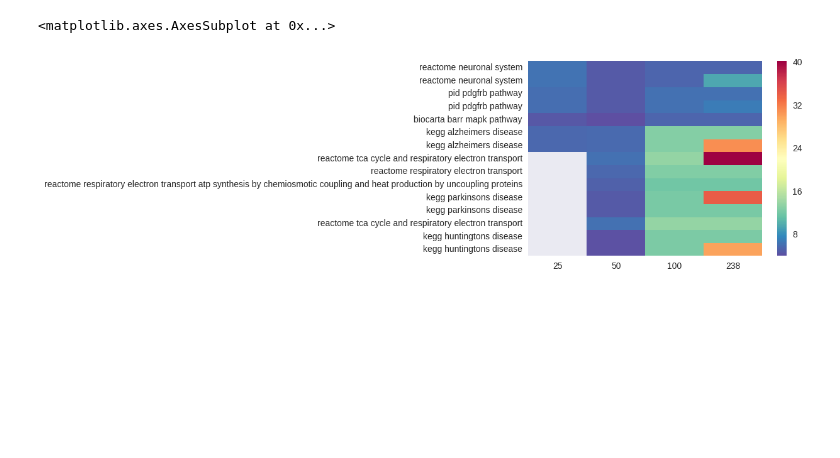
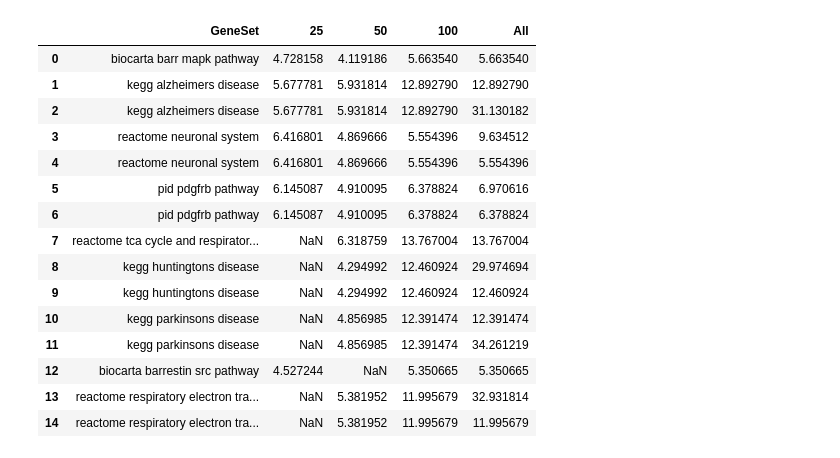
Before and after one commit to J-Wengler/winter-internship-2017, a Jupyter notebook: src/msigDB Canonical Pathway Analysis Proteomics and RNA-Seq Genes.ipynb, the cells around one changed output. Drawn from its saved outputs; the diff is of its cells as text; code cells hidden in the pictures; blank space fills up the shorter version.

```diff
--- a/src/msigDB Canonical Pathway Analysis Proteomics and RNA-Seq Genes.ipynb
+++ b/src/msigDB Canonical Pathway Analysis Proteomics and RNA-Seq Genes.ipynb
@@ -94,5 +10,57 @@ pSeqCPDF
-# %%
-sns.heatmap(pSeqCPDF.ix[:, 1:-1], cmap="Spectral_r", yticklabels=list(pSeqCPDF['GeneSet']))
-# %% [output]
-<matplotlib.axes.AxesSubplot at 0x...>
-[figure, removed]
+# %%
+# Create dictionary for molecular function (MF), biological process (bp) and cellular component(cc) data
+protCPDict = {}
+rnaCPDict = {}
+
+# Initialize variables with the most appearance in the code
+pValue = 'pValue'
+geneSet = 'GeneSet'
+
+# Read data from the files and classify them into MF, BP and CC each
+for filename in os.listdir():
+    if filename.startswith('p'):
+        keyName = re.findall(r'pTop(\S*).txt', filename)[0]
+        protCPDict[keyName] = pd.read_table(filename).rename(columns={pValue:keyName})[[geneSet, keyName]]
+    elif filename.startswith('r'):
+        keyName = re.findall(r'rTop(\S*).txt', filename)[0]
+        rnaCPDict[keyName] = pd.read_table(filename).rename(columns={pValue:keyName})[[geneSet, keyName]]
+
+protColNames = list(protCPDict.keys())
+rnaColNames = list(rnaCPDict.keys())
+# %%
+# Merge the Top25, Top50, Top100 and TopAll Biological Process data
+protCPs = protColNames
+protCPDF = protCPDict[protCPs[0]]
+for protCP in protCPs[1:]:
+    protCPDF = pd.merge(protCPDF, protCPDict[protCP], how='outer', on=geneSet)
+
+# Declare 'NaN' column which consists of the sums of the 'NaN' of each row
+protCPDF['# NaN'] = protCPDF.isnull().sum(axis=1)
+protCPDF = protCPDF.sort_values(by='# NaN', ascending=True).reset_index(drop=True)[:15]
+
+# Restructure the gene set name
+GeneSetNew = [GeneSet.replace('_', ' ').lower().replace('go ', '') for GeneSet in protCPDF['GeneSet']]
+protCPDF['GeneSet'] = GeneSetNew
+
+# Calculate the -log10 for each p-value in the cells
+for colName in protColNames:
+    protCPDF[colName] = [-(math.log(pvals, 10)) for pvals in protCPDF[colName]]
+
+protCPDF[['GeneSet', '25', '50', '100', 'All']]
+# %% [output]
+|  | GeneSet | 25 | 50 | 100 | All |
+| 0 | biocarta barr mapk pathway | 4.728158 | 4.119186 | 5.663540 | 5.663540 |
+| 1 | kegg alzheimers disease | 5.677781 | 5.931814 | 12.892790 | 12.892790 |
+| 2 | kegg alzheimers disease | 5.677781 | 5.931814 | 12.892790 | 31.130182 |
+| 3 | reactome neuronal system | 6.416801 | 4.869666 | 5.554396 | 9.634512 |
+| 4 | reactome neuronal system | 6.416801 | 4.869666 | 5.554396 | 5.554396 |
+| 5 | pid pdgfrb pathway | 6.145087 | 4.910095 | 6.378824 | 6.970616 |
+| 6 | pid pdgfrb pathway | 6.145087 | 4.910095 | 6.378824 | 6.378824 |
+| 7 | reactome tca cycle and respirator... | NaN | 6.318759 | 13.767004 | 13.767004 |
+| 8 | kegg huntingtons disease | NaN | 4.294992 | 12.460924 | 29.974694 |
+| 9 | kegg huntingtons disease | NaN | 4.294992 | 12.460924 | 12.460924 |
+| 10 | kegg parkinsons disease | NaN | 4.856985 | 12.391474 | 12.391474 |
+| 11 | kegg parkinsons disease | NaN | 4.856985 | 12.391474 | 34.261219 |
+| 12 | biocarta barrestin src pathway | 4.527244 | NaN | 5.350665 | 5.350665 |
+| 13 | reactome respiratory electron tra... | NaN | 5.381952 | 11.995679 | 32.931814 |
+| 14 | reactome respiratory electron tra... | NaN | 5.381952 | 11.995679 | 11.995679 |
```
Also changed, not shown: parts of 7 cells of this notebook.
